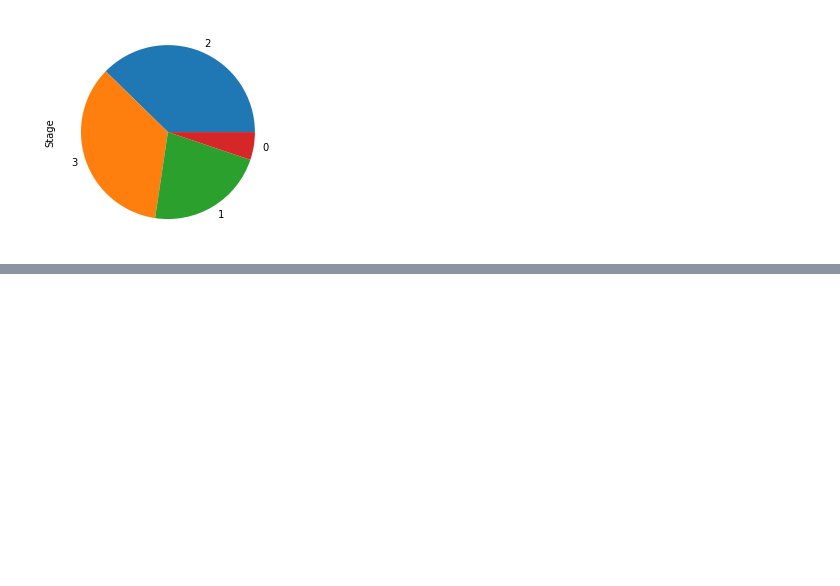
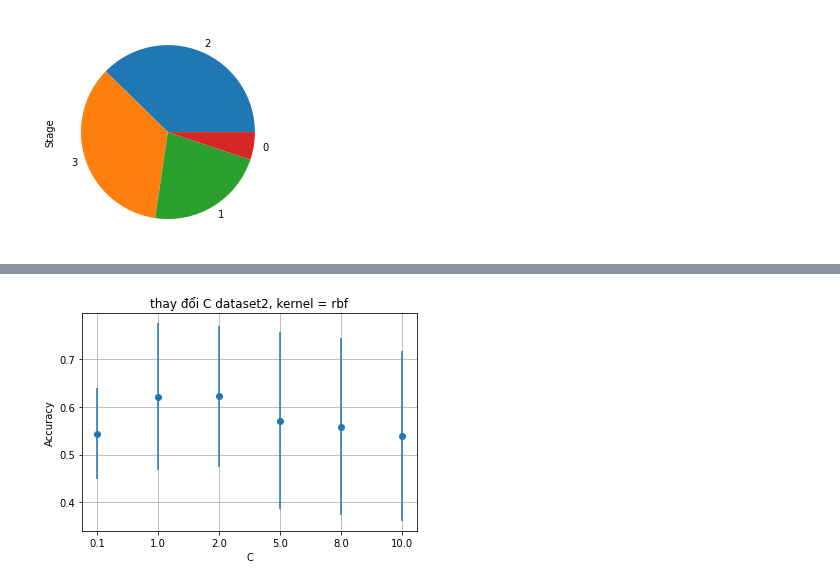
Before and after one commit to ddotu2612/BTL_MachineLearning, a Jupyter notebook: SVM_Minh.ipynb, the cells around one changed output, grey strips where cells are left out. Saved outputs shown, nothing was run; the diff lists cells and outputs as text; code cells hidden in the pictures; blank space fills up the shorter version.

```diff
--- a/SVM_Minh.ipynb
+++ b/SVM_Minh.ipynb
@@ -263,20 +304,23 @@ plt.show()
 # %%
-title = "thay đổi C, kernel = rbf"
+from tqdm import tqdm
+title = "thay đổi C dataset2, kernel = rbf"
 xlabel = "C"
 X = []
 Y = []
 error = []
 
 for C in tqdm([.1, 1.0, 2.0, 5.0, 8.0, 10.0]):
     # Với từng giá trị C nhận được,
     # thực hiện xây dựng mô hình, huấn luyện và đánh giá theo cross-validation
     text_clf = SVC(kernel='rbf', C=C)
     mean, std = cross_validation(text_clf)
     X.append(str(C))
     Y.append(mean)
     error.append(std)
 
 # lưu kết quả ra file ảnh
 plot(title, xlabel, X, Y, error)
 plt.show()
+# %% [output]
+[figure, added]
 # %%
```
Also changed, not shown: parts of 19 cells of this notebook.
